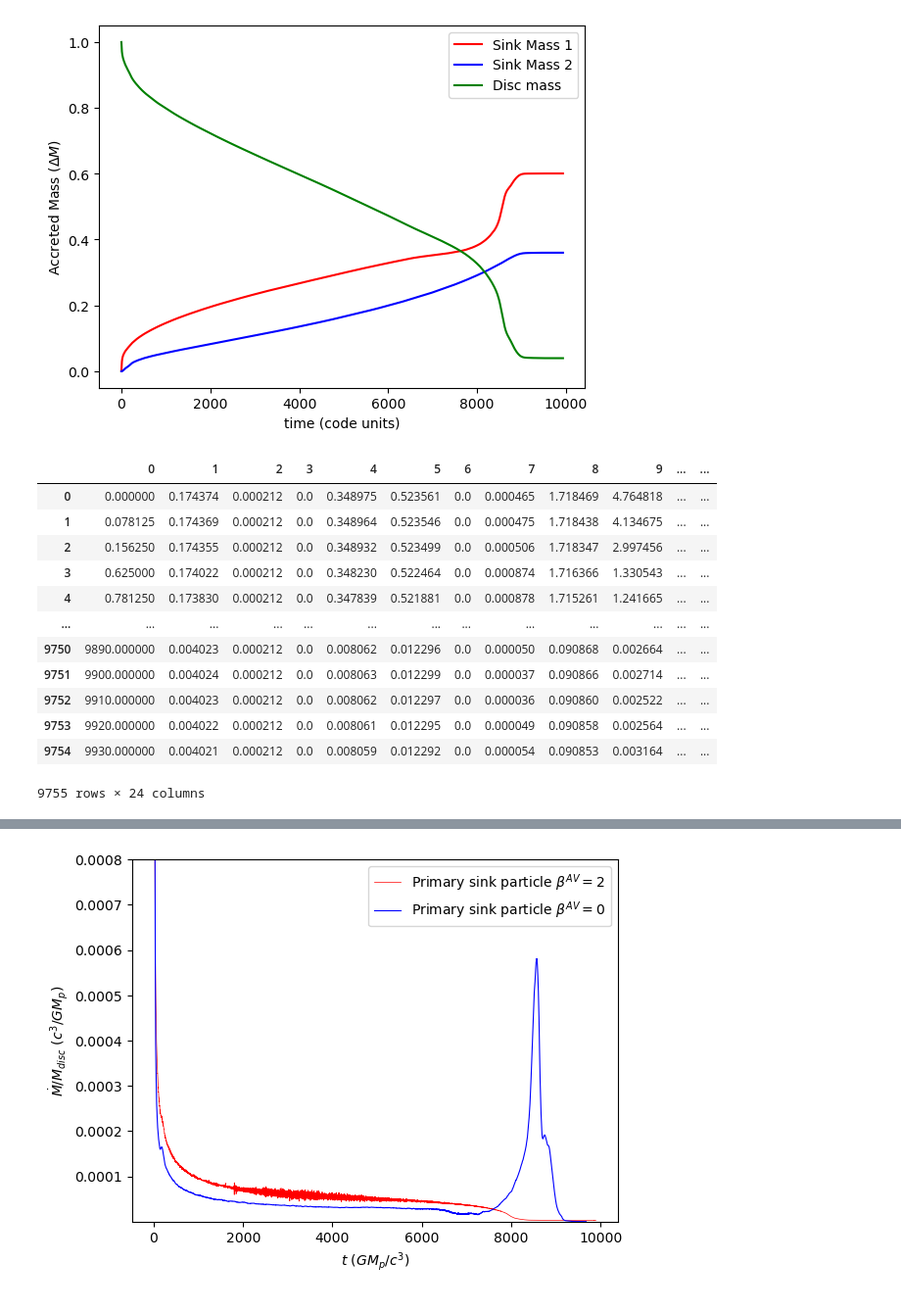
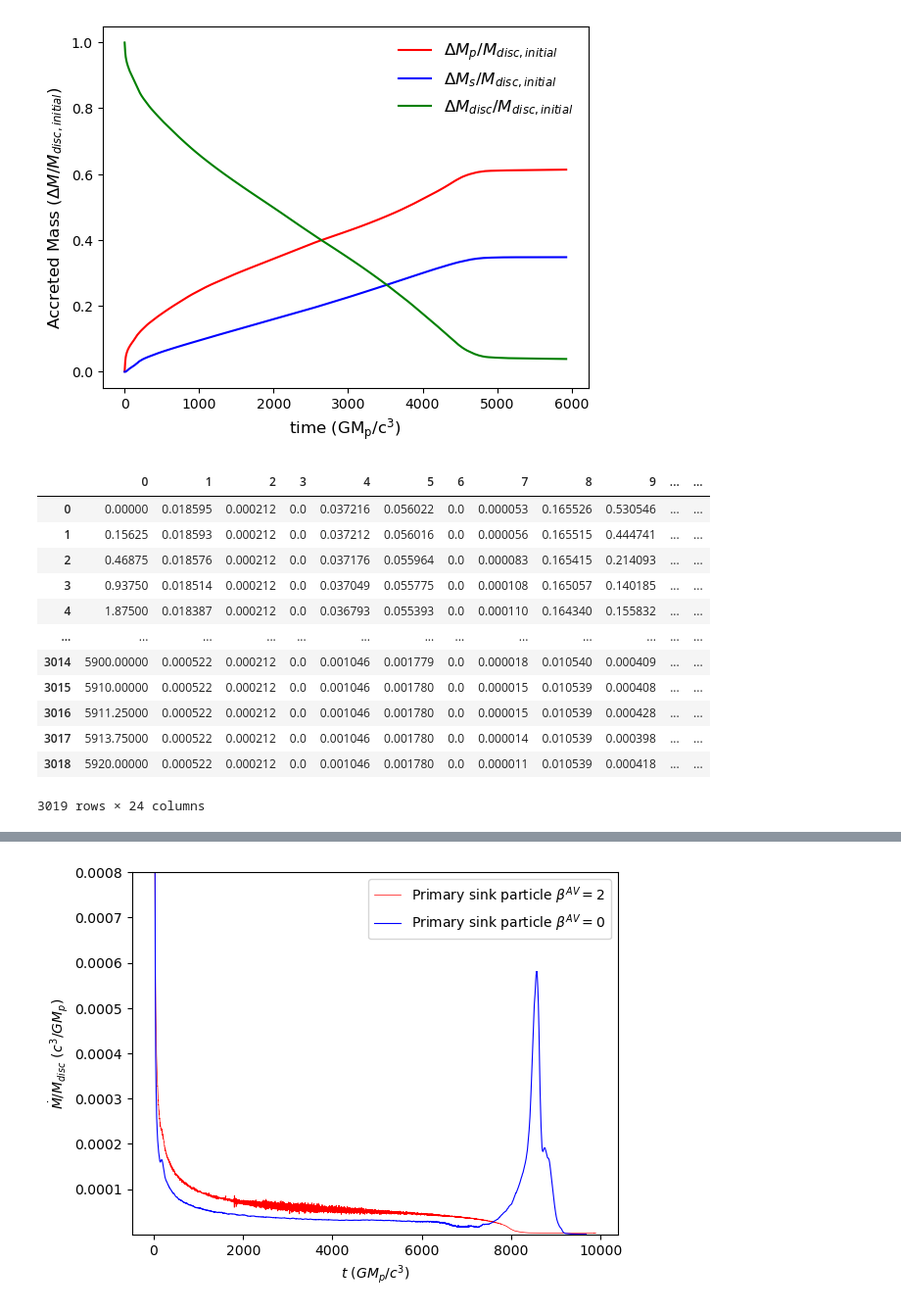
Before and after one commit to tomshilling04/physics_repo, a Jupyter notebook: Accretion_rate.ipynb, the cells around one changed output, grey strips where cells are left out. Shown at 98% size. Saved outputs shown, nothing was run; the diff lists cells and outputs as text; code cells hidden in the pictures.

```diff
--- a/Accretion_rate.ipynb
+++ b/Accretion_rate.ipynb
@@ -23,39 +23,39 @@ def totalmass(filename,Mdisc):
     return totalm
 # %%
 #don't forget to change titles when changing data and file names.
-file = "C:/Users/tomsh/OneDrive - University of Leeds/year 4/Accretion disc/Semester 2/Week4/Cerioli_resol2mill/gwdisc01_cer2mill.ev"
-file1 = np.loadtxt(file)
-mass_acc1 = file1[:,20]
-mass_acc2 = file1[:,21]
-totmass = totalmass(file,1)
-time1 = file1[:,0]
-plt.plot(time1,mass_acc1, '-', color = 'red', label = 'Sink Mass 1')
-plt.plot(time1,mass_acc2,'-',color = 'blue',label = 'Sink Mass 2')
-plt.plot(time1,totmass,'-', color = 'green',label = 'Disc mass')
-plt.xlabel('time (code units)')
-plt.ylabel('Accreted Mass ($\Delta{M}$)')
-#plt.title(r"accumalative accreted mass across time resol 2 million $\alpha_{SS}=0.005$")
-plt.legend()
-#plt.savefig("Accreted_mass_across_time_resol1mill_alpha_0.005.png")
+file = "C:/Users/tomsh/OneDrive - University of Leeds/year 4/Accretion disc/Semester 2/Week6/alpha_0.005_resol1mill/gwdisc01_al005r1mill.ev"
+filenp= np.loadtxt(file)
+mass_acc1 = filenp[:,20]
+mass_acc2 = filenp[:,21]
+totmass = totalmass(file,0.1)
+time1 = filenp[:,0]
+plt.plot(time1,mass_acc1/0.1, '-', color = 'red', label = r'$\Delta{M_p}/M_{disc,initial}$')
+plt.plot(time1,mass_acc2/0.1,'-',color = 'blue',label = r'$\Delta{M_s}/M_{disc,initial}$')
+plt.plot(time1,totmass/0.1,'-', color = 'green',label = r'$\Delta{M_{disc}}/M_{disc,initial}$')
+plt.xlabel(r'time ($\mathrm{GM_p/c^3}$)',fontsize='large')
+plt.ylabel(r'Accreted Mass ($\Delta{M}/M_{disc,initial}$)',fontsize='large')
+#plt.title(r"accumalative accreted mass across time resol 1 million $\alpha_{SS}=0.005$")
+plt.legend(frameon=False,fontsize='large')
+plt.savefig("Accreted_mass_across_time_resol1mill_alpha_0.005_imp.pdf",bbox_inches='tight')
 plt.show()
 # %% [output]
-[figure, old version]
+[figure, new version]
 # %%
 pd.DataFrame(file1)
 # %% [output]
 |  | 0 | 1 | 2 | 3 | 4 | 5 | 6 | 7 | 8 | 9 | ... | ... |
-| 0 | 0.000000 | 0.174374 | 0.000212 | 0.0 | 0.348975 | 0.523561 | 0.0 | 0.000465 | 1.718469 | 4.764818 | ... | ... |
-| 1 | 0.078125 | 0.174369 | 0.000212 | 0.0 | 0.348964 | 0.523546 | 0.0 | 0.000475 | 1.718438 | 4.134675 | ... | ... |
-| 2 | 0.156250 | 0.174355 | 0.000212 | 0.0 | 0.348932 | 0.523499 | 0.0 | 0.000506 | 1.718347 | 2.997456 | ... | ... |
-| 3 | 0.625000 | 0.174022 | 0.000212 | 0.0 | 0.348230 | 0.522464 | 0.0 | 0.000874 | 1.716366 | 1.330543 | ... | ... |
-| 4 | 0.781250 | 0.173830 | 0.000212 | 0.0 | 0.347839 | 0.521881 | 0.0 | 0.000878 | 1.715261 | 1.241665 | ... | ... |
+| 0 | 0.00000 | 0.018595 | 0.000212 | 0.0 | 0.037216 | 0.056022 | 0.0 | 0.000053 | 0.165526 | 0.530546 | ... | ... |
+| 1 | 0.15625 | 0.018593 | 0.000212 | 0.0 | 0.037212 | 0.056016 | 0.0 | 0.000056 | 0.165515 | 0.444741 | ... | ... |
+| 2 | 0.46875 | 0.018576 | 0.000212 | 0.0 | 0.037176 | 0.055964 | 0.0 | 0.000083 | 0.165415 | 0.214093 | ... | ... |
+| 3 | 0.93750 | 0.018514 | 0.000212 | 0.0 | 0.037049 | 0.055775 | 0.0 | 0.000108 | 0.165057 | 0.140185 | ... | ... |
+| 4 | 1.87500 | 0.018387 | 0.000212 | 0.0 | 0.036793 | 0.055393 | 0.0 | 0.000110 | 0.164340 | 0.155832 | ... | ... |
 | ... | ... | ... | ... | ... | ... | ... | ... | ... | ... | ... | ... | ... |
-| 9750 | 9890.000000 | 0.004023 | 0.000212 | 0.0 | 0.008062 | 0.012296 | 0.0 | 0.000050 | 0.090868 | 0.002664 | ... | ... |
-| 9751 | 9900.000000 | 0.004024 | 0.000212 | 0.0 | 0.008063 | 0.012299 | 0.0 | 0.000037 | 0.090866 | 0.002714 | ... | ... |
-| 9752 | 9910.000000 | 0.004023 | 0.000212 | 0.0 | 0.008062 | 0.012297 | 0.0 | 0.000036 | 0.090860 | 0.002522 | ... | ... |
-| 9753 | 9920.000000 | 0.004022 | 0.000212 | 0.0 | 0.008061 | 0.012295 | 0.0 | 0.000049 | 0.090858 | 0.002564 | ... | ... |
-| 9754 | 9930.000000 | 0.004021 | 0.000212 | 0.0 | 0.008059 | 0.012292 | 0.0 | 0.000054 | 0.090853 | 0.003164 | ... | ... |
+| 3014 | 5900.00000 | 0.000522 | 0.000212 | 0.0 | 0.001046 | 0.001779 | 0.0 | 0.000018 | 0.010540 | 0.000409 | ... | ... |
+| 3015 | 5910.00000 | 0.000522 | 0.000212 | 0.0 | 0.001046 | 0.001780 | 0.0 | 0.000015 | 0.010539 | 0.000408 | ... | ... |
+| 3016 | 5911.25000 | 0.000522 | 0.000212 | 0.0 | 0.001046 | 0.001780 | 0.0 | 0.000015 | 0.010539 | 0.000428 | ... | ... |
+| 3017 | 5913.75000 | 0.000522 | 0.000212 | 0.0 | 0.001046 | 0.001780 | 0.0 | 0.000014 | 0.010539 | 0.000398 | ... | ... |
+| 3018 | 5920.00000 | 0.000522 | 0.000212 | 0.0 | 0.001046 | 0.001780 | 0.0 | 0.000011 | 0.010539 | 0.000418 | ... | ... |
-9755 rows × 24 columns
+3019 rows × 24 columns
 # %%
 def Mass_Acc_rate(M,time,N=50):
     """
```
Also changed, not shown: parts of 5 cells of this notebook.
